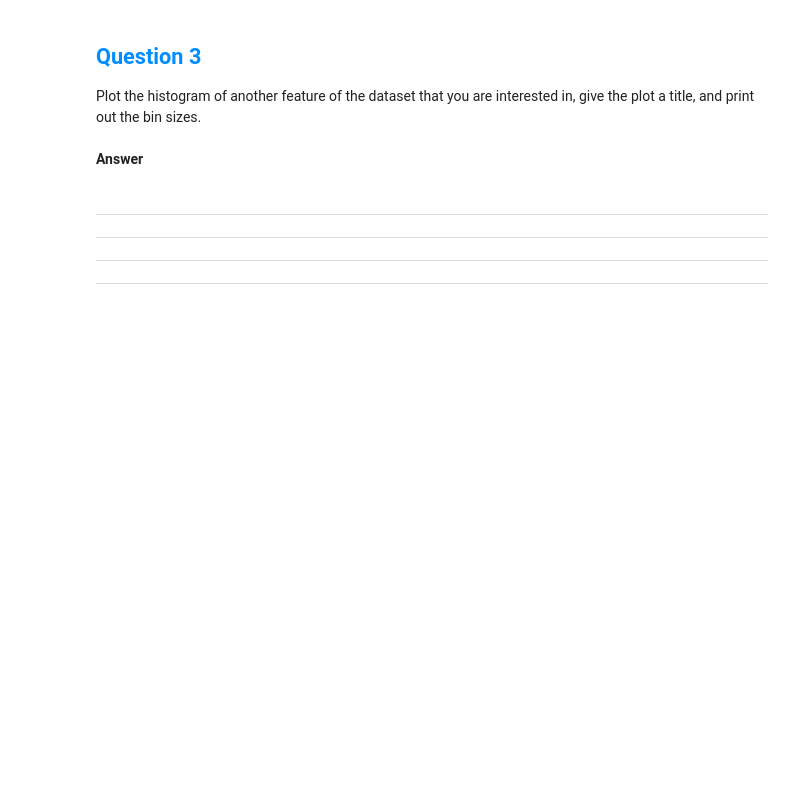
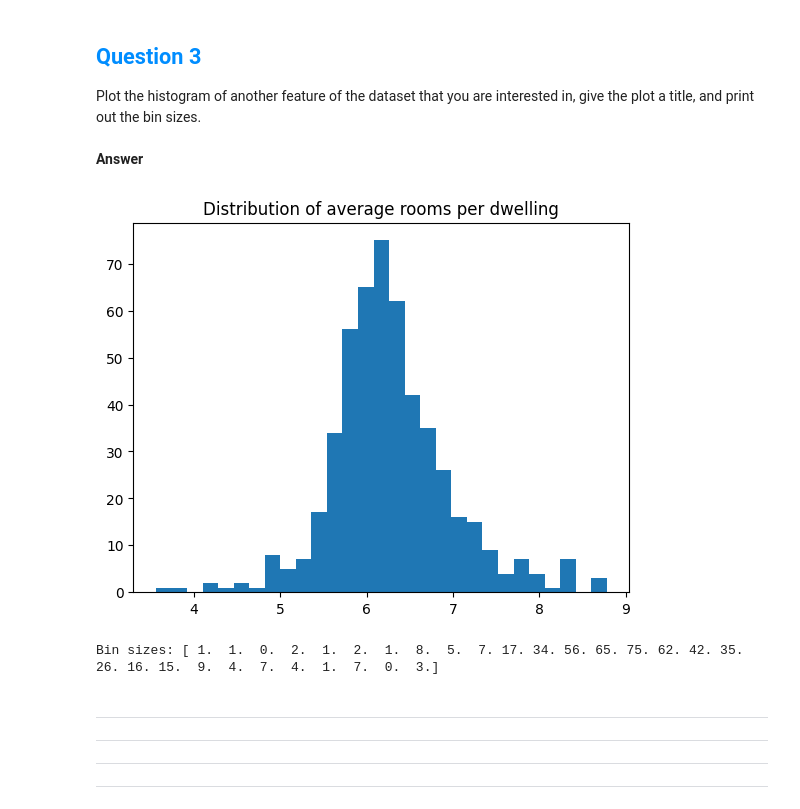
Before and after one commit to Daniyal-Shahid21/CS375, a Jupyter notebook: Homework/assignment1.ipynb, the cells around one changed output. Drawn from its saved outputs; the diff is of its cells as text; code cells hidden in the pictures; blank space fills up the shorter version.

```diff
--- a/Homework/assignment1.ipynb
+++ b/Homework/assignment1.ipynb
@@ -653,3 +678,21 @@ Plot the histogram of another feature of the dataset that you are interested in,
+# %%
+import pandas as pd
+import numpy as np
+import matplotlib.pyplot as plt
+
+data_url = "http://lib.stat.cmu.edu/datasets/boston"
+ds = pd.read_csv(data_url, sep="\s+", skiprows=22, header=None)
+samples = np.hstack([ds.values[::2, :], ds.values[1::2, :2]])
+label = ds.values[1::2, 2]
+
+n, bins, patches = plt.hist(samples[:,5], bins='auto')
+plt.title('Distribution of average rooms per dwelling')
+plt.show()
+
+print('Bin sizes: {}'.format(n))
+# %% [output]
+[figure, added]
+Bin sizes: [ 1.  1.  0.  2.  1.  2.  1.  8.  5.  7. 17. 34. 56. 65. 75. 62. 42. 35. 26. 16. 15.  9.  4.  7.  4.  1.  7.  0.  3.]
 # %%
 # Grader's area
 
```
Also changed, not shown: parts of 18 cells of this notebook.
